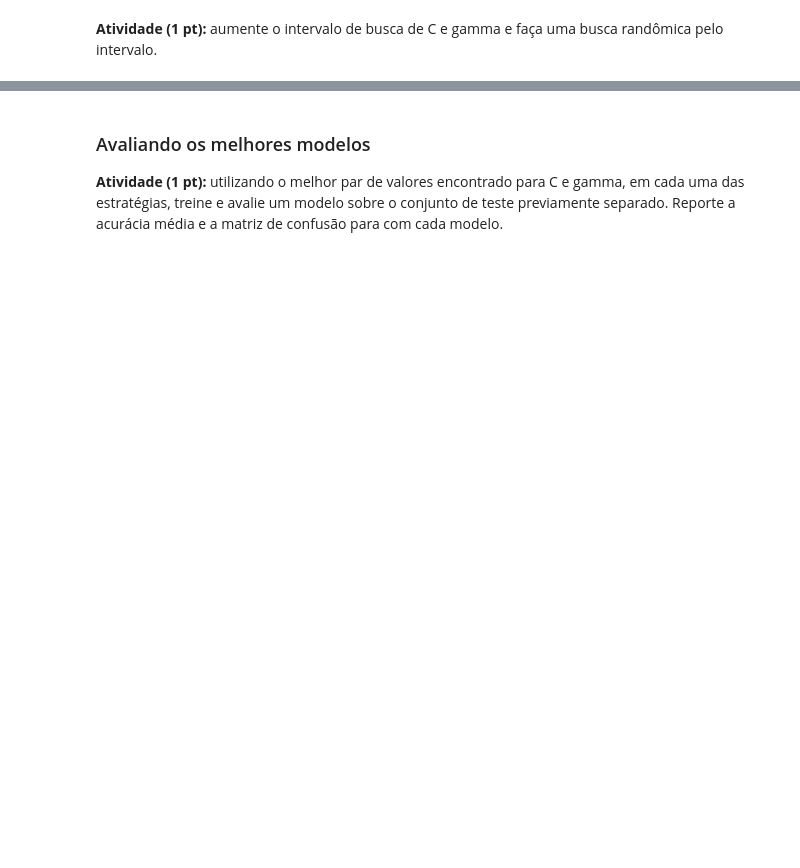
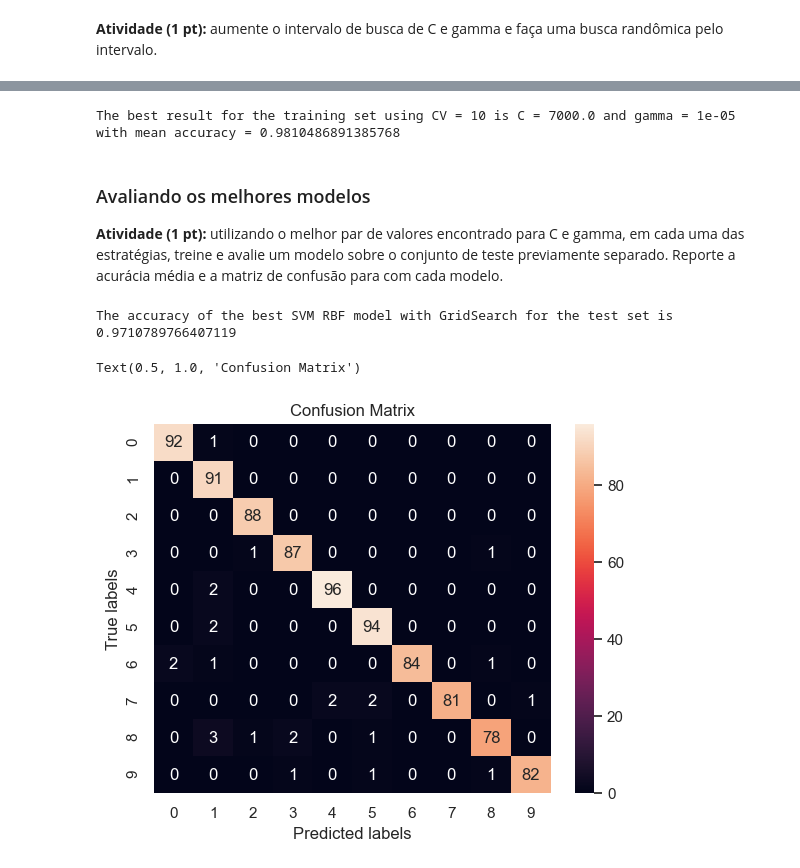
Before and after one commit to kroncatti/complex-data-mining, a Jupyter notebook: inf-0616-supervised-learning/assignment2-svr-svm/assignment_2.ipynb, the cells around one changed output, grey strips where cells are left out. Drawn from its saved outputs; the diff is of its cells as text; code cells hidden in the pictures; blank space fills up the shorter version.

Commit message:
finishing code gridsearch rbf and randomize search

```diff
--- a/inf-0616-supervised-learning/assignment2-svr-svm/assignment_2.ipynb
+++ b/inf-0616-supervised-learning/assignment2-svr-svm/assignment_2.ipynb
@@ -478,3 +502,12 @@ The best result for the training set using CV = 10 is C = 0.5 with mean accuracy
 ### Modelando um classificador de digitos com SVM com kernel RBF
 
 **Atividade (1 pt):** utilizando o kernel RBF, defina e treine uma máquina de vetor de suporte. Faça um grid search nos valores de C e gamma com validação cruzada em 10 folds.
+# %%
+c_range = [1e-4, 1e-3, 5e-3, 1e-2, 5e-2, 1e-1, 5e-1, 1e0, 5e0, 1e1, 5e1, 1e2, 500, 1e3]
+gamma_range = [1e-4, 1e-3, 5e-3, 1e-2, 5e-2, 1e-1, 5e-1, 1e0, 5e0, 1e1, 5e1, 1e2, 500, 1e3]
+param_grid = dict(C=c_range, gamma=gamma_range)
+cv = KFold(n_splits=10, shuffle=True, random_state=rs)
+
+# Applying a grid search (This may take some time, around 20 minutes to run)
+grid_digits_rbf = GridSearchCV(svm.SVC(kernel="rbf"), param_grid, cv=cv, scoring="accuracy", verbose=10)
+grid_digits_rbf.fit(X=x_train, y=y_train)
@@ -480,0 +539,8 @@ The best result for the training set using CV = 10 is C = 0.5 with mean accuracy
+# %%
+# Sorting classifiers by MSE quality
+results_svm_rbf_grid = pd.DataFrame(grid_digits_rbf.cv_results_).sort_values(by=['rank_test_score'])
+
+best_c_rbf = results_svm_rbf_grid.head(1)["param_C"].iloc[0]
+best_gamma_rbf = results_svm_rbf_grid.head(1)["param_gamma"].iloc[0]
+mean_best_acc_rbf = results_svm_rbf_grid.head(1)["mean_test_score"].iloc[0]
+print(f"The best result for the training set using CV = 10 is C = {best_c_rbf} and gamma = {best_gamma_rbf} with mean accuracy = {mean_best_acc_rbf}")
@@ -483,4 +592,37 @@ The best result for the training set using CV = 10 is C = 0.5 with mean accuracy
+# %%
+# Sorting classifiers by MSE quality
+results_svm_rbf_random_search = pd.DataFrame(random_search_digits_rbf.cv_results_).sort_values(by=['rank_test_score'])
+
+best_c_rbf_random_search = results_svm_rbf_random_search.head(1)["param_C"].iloc[0]
+best_gamma_rbf_random_search = results_svm_rbf_random_search.head(1)["param_gamma"].iloc[0]
+mean_best_acc_rbf_random_search = results_svm_rbf_random_search.head(1)["mean_test_score"].iloc[0]
+print(f"The best result for the training set using CV = 10 is C = {best_c_rbf_random_search} and gamma = {best_gamma_rbf_random_search} with mean accuracy = {mean_best_acc_rbf_random_search}")
+# %% [output]
+The best result for the training set using CV = 10 is C = 7000.0 and gamma = 1e-05 with mean accuracy = 0.9810486891385768
 # %% [markdown]
 ### Avaliando os melhores modelos
 
 **Atividade (1 pt):** utilizando o melhor par de valores encontrado para C e gamma, em cada uma das estratégias, treine e avalie um modelo sobre o conjunto de teste previamente separado. Reporte a acurácia média e a matriz de confusão para com cada modelo.
+# %%
+# Best model GridSearch for RBF
+best_svm_rbf_grid = svm.SVC(kernel="rbf", C=best_c_rbf, gamma=best_gamma_rbf)
+best_svm_rbf_grid.fit(X=x_train, y=y_train)
+
+# Applying prediction to test set
+y_pred_test_rbf = best_svm_rbf_grid.predict(x_test)
+
+
+# Applying accuracy and precision
+acc_best_svm_rbf_test = metrics.accuracy_score(y_true=y_test, y_pred=y_pred_test_rbf)
+print(f"The accuracy of the best SVM RBF model with GridSearch for the test set is {acc_best_svm_rbf_test}")
+
+# Confusion matrix
+cm_best_svm_rbf_test = metrics.confusion_matrix(y_true=y_test, y_pred=y_pred_test_rbf)
+ax= plt.subplot()
+sns.heatmap(cm_best_svm_rbf_test, annot=True, fmt='g', ax=ax)
+ax.set_xlabel('Predicted labels');ax.set_ylabel('True labels');
+ax.set_title('Confusion Matrix')
+# %% [output]
+The accuracy of the best SVM RBF model with GridSearch for the test set is 0.9710789766407119
+Text(0.5, 1.0, 'Confusion Matrix')
+[figure, added]
```
Also changed, not shown: parts of 12 cells of this notebook.
